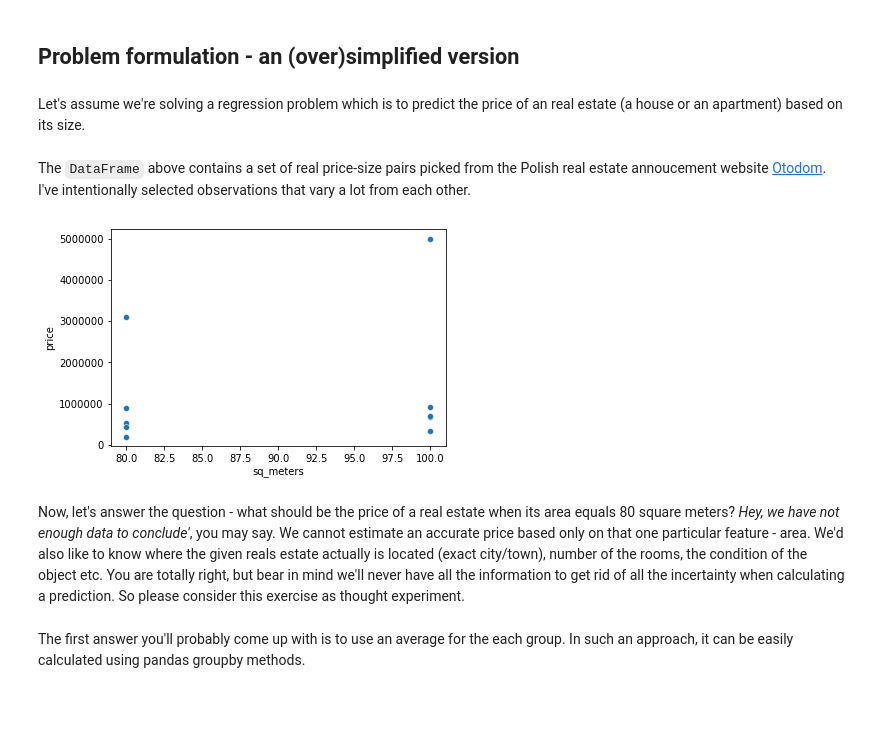
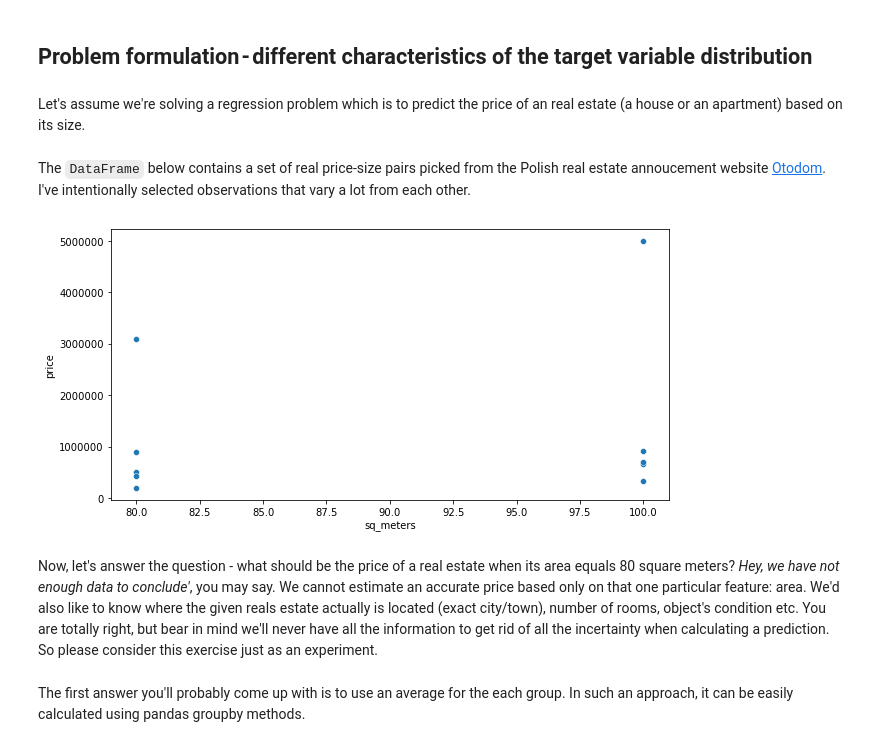
Before and after one commit to krzjoa/medium, a Jupyter notebook: 1_quantile_expectile.ipynb, the cells around one changed output. Cells and saved outputs as stored; diff of their text form; code cells hidden in the pictures; blank space fills up the shorter version.

Commit message:
Generating data

```diff
--- a/1_quantile_expectile.ipynb
+++ b/1_quantile_expectile.ipynb
@@ -7,2 +10,2 @@ If such things as "target variable distribution" sounds strange to you ears, ple
 # %% [markdown]
-## Problem formulation - an (over)simplified version
+## Problem formulation - different characteristics of the target variable distribution
@@ -20,16 +16,26 @@ data = pd.DataFrame({
 # %% [markdown]
-The `DataFrame` above contains a set of real price-size pairs picked from the Polish real estate annoucement website [Otodom](otodom.pl). I've intentionally selected observations that vary a lot from each other.
+The `DataFrame` below contains a set of real price-size pairs picked from the Polish real estate annoucement website [Otodom](otodom.pl). I've intentionally selected observations that vary a lot from each other.
 # %%
+import pandas as pd
 import seaborn as sns
 import matplotlib.pyplot as plt
+plt.rcParams['figure.figsize'] = [10, 5]
+
+data = pd.DataFrame({
+    'sq_meters': [80, 80, 80, 80, 80,
+                  100, 100, 100, 100, 100],
+    'price': [520000, 3093160, 890000, 199000, 430000,
+              670000, 925000, 330000, 4999999, 700000]
+})
+
+sns.scatterplot(data=data, x='sq_meters', y='price')
+# plt.show()
+plt.savefig('data.png')
+# %% [output]
+[figure, added]
-# %%
-sns.scatterplot(data=data, x='sq_meters', y='price')
-plt.show()
-# %% [output]
-[figure, removed]
 # %% [markdown]
 Now, let's answer the question - what should be the price of a real estate when its area equals 80 square meters?
-*Hey, we have not enough data to conclude'*, you may say. We cannot estimate an accurate price based only on that one particular feature - area. We'd also like to know where the given reals estate actually is located (exact city/town), number of the rooms, the condition of the object etc. You are totally right, but bear in mind we'll never have all the information to get rid of all the incertainty when calculating a prediction. So please consider this exercise as thought experiment.
+*Hey, we have not enough data to conclude'*, you may say. We cannot estimate an accurate price based only on that one particular feature: area. We'd also like to know where the given reals estate actually is located (exact city/town), number of rooms, object's condition etc. You are totally right, but bear in mind we'll never have all the information to get rid of all the incertainty when calculating a prediction. So please consider this exercise just as an experiment.
 # %% [markdown]
 The first answer you'll probably come up with is to use an average for the each group. In such an approach, it can be easily calculated using pandas groupby methods.
 # %%
```
Also changed, not shown: parts of 8 cells of this notebook.
